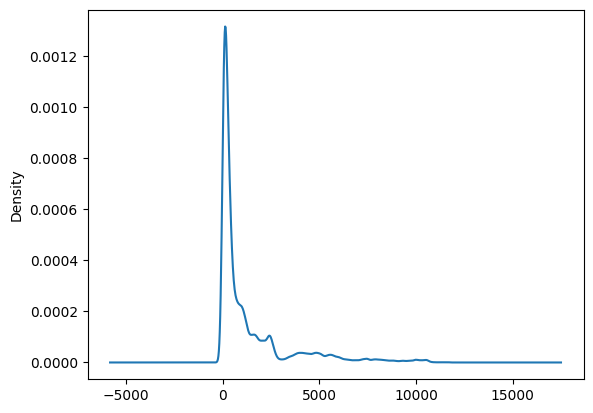
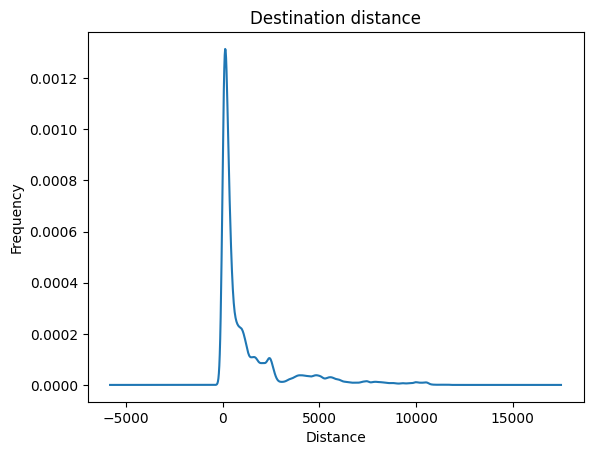
The notebook cell's code change between the first figure and the second:
--- before
+++ after
@@ -1,3 +1,6 @@
 orig_destination_distance = train_set['orig_destination_distance']
 orig_destination_distance.plot.kde()
+plt.title("Destination distance")
+plt.xlabel('Distance')
+plt.ylabel('Frequency')
 plt.show()

Commit: continue eda